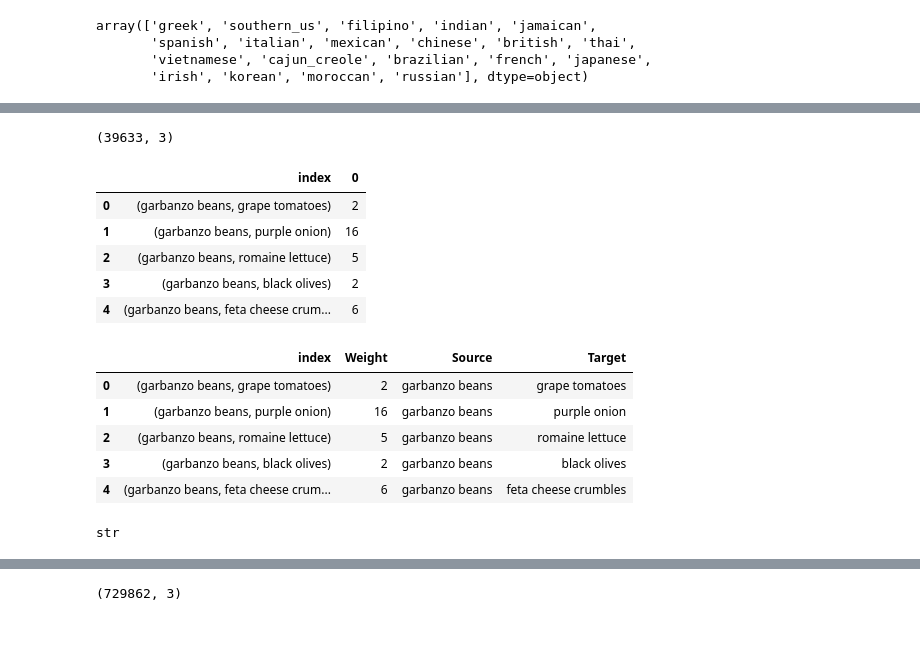
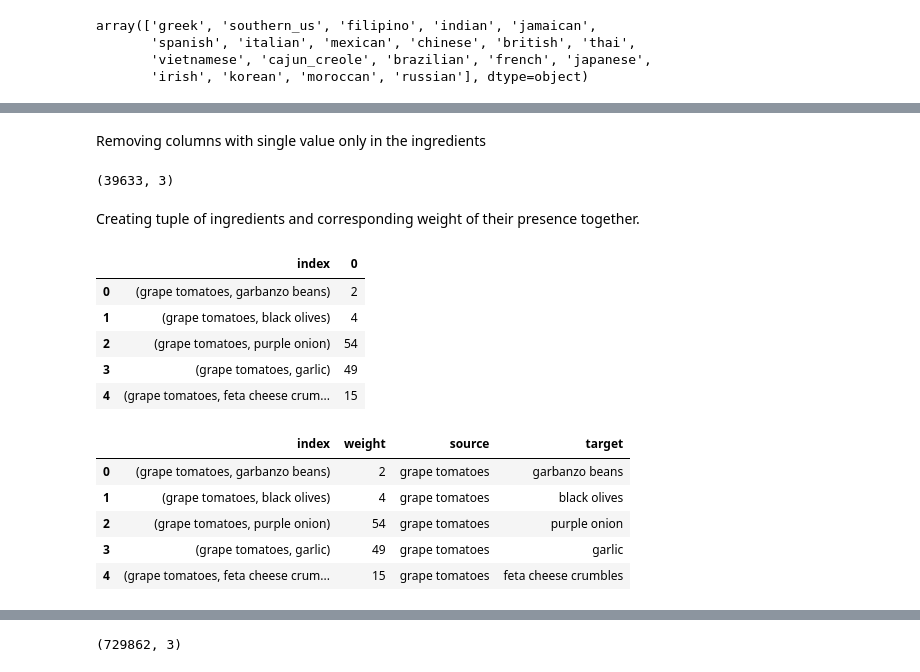
Before and after one commit to kirank6/Recommendation-Engine, a Jupyter notebook: Recipe_Graph.ipynb, the cells around one changed output, grey strips where cells are left out. Drawn from its saved outputs; the diff is of its cells as text; code cells hidden in the pictures; blank space fills up the shorter version.

```diff
--- a/Recipe_Graph.ipynb
+++ b/Recipe_Graph.ipynb
@@ -71,2 +117,4 @@ df_train['ingredients_nostopw'] = df_train['ingredients'].apply(lambda x : list(
+# %% [markdown]
+Removing columns with single value only in the ingredients
 # %%
 #new dataframe with removing list with single items on ingredients_nostopw column
@@ -76,5 +124,7 @@ df_train_ext1.shape
 # %% [output]
 (39633, 3)
+# %% [markdown]
+Creating tuple of ingredients and corresponding weight of their presence together.
 # %%
 #start = time.time()
 # from the list of ingredients in a column in given dataframe, this piece will
@@ -94,13 +144,13 @@ for i in range(len(df_train_ext1)):
 # %%
 #dic_ings
 # %%
-df_train_dict1 = pd.DataFrame.from_dict(dic_ings, orient = 'index').reset_index()
-df_train_dict1.head()
+df_train_dict = pd.DataFrame.from_dict(dic_ings, orient = 'index').reset_index()
+df_train_dict.head()
 # %% [output]
 |  | index | 0 |
-| 0 | (garbanzo beans, grape tomatoes) | 2 |
-| 1 | (garbanzo beans, purple onion) | 16 |
-| 2 | (garbanzo beans, romaine lettuce) | 5 |
-| 3 | (garbanzo beans, black olives) | 2 |
-| 4 | (garbanzo beans, feta cheese crum... | 6 |
+| 0 | (grape tomatoes, garbanzo beans) | 2 |
+| 1 | (grape tomatoes, black olives) | 4 |
+| 2 | (grape tomatoes, purple onion) | 54 |
+| 3 | (grape tomatoes, garlic) | 49 |
+| 4 | (grape tomatoes, feta cheese crum... | 15 |
 # %%
@@ -108,2 +158,2 @@ df_train_dict1['Source']= df_train_dict1['index'].apply(lambda x: str(x).split('
 # %%
-df_train_dict1['Target']= df_train_dict1['index'].apply(lambda x: str(x).split(',')[1].replace(')',''))
+df_train_dict['target']= df_train_dict['index'].apply(lambda x: str(x).split(',')[1].replace(')',''))
@@ -110,2 +162,4 @@ df_train_dict1['Target']= df_train_dict1['index'].apply(lambda x: str(x).split('
+# %%
+df_train_dict = df_train_dict.rename(columns = {0: 'weight'})
 # %%
 #df_train_dict1.head()
@@ -119,16 +166,15 @@ df_train_dict1['Target'] = df_train_dict1['Target'].replace("\'",'', regex = Tru
+# %%
+df_train_dict['source'] = df_train_dict['source'].replace("\'",'', regex = True)
+df_train_dict['target'] = df_train_dict['target'].replace("\'",'', regex = True)
 # %%
-df_train_dict1['Source'] = df_train_dict1['Source'].replace(r"^\s?",'', regex = True)
-df_train_dict1['Target'] = df_train_dict1['Target'].replace(r"^\s?",'', regex = True)
+df_train_dict['source'] = df_train_dict['source'].replace(r"^\s?",'', regex = True)
+df_train_dict['target'] = df_train_dict['target'].replace(r"^\s?",'', regex = True)
 # %%
-df_train_dict1.head()
+df_train_dict.head()
 # %% [output]
-|  | index | Weight | Source | Target |
-| 0 | (garbanzo beans, grape tomatoes) | 2 | garbanzo beans | grape tomatoes |
-| 1 | (garbanzo beans, purple onion) | 16 | garbanzo beans | purple onion |
-| 2 | (garbanzo beans, romaine lettuce) | 5 | garbanzo beans | romaine lettuce |
-| 3 | (garbanzo beans, black olives) | 2 | garbanzo beans | black olives |
-| 4 | (garbanzo beans, feta cheese crum... | 6 | garbanzo beans | feta cheese crumbles |
+|  | index | weight | source | target |
+| 0 | (grape tomatoes, garbanzo beans) | 2 | grape tomatoes | garbanzo beans |
+| 1 | (grape tomatoes, black olives) | 4 | grape tomatoes | black olives |
+| 2 | (grape tomatoes, purple onion) | 54 | grape tomatoes | purple onion |
+| 3 | (grape tomatoes, garlic) | 49 | grape tomatoes | garlic |
+| 4 | (grape tomatoes, feta cheese crum... | 15 | grape tomatoes | feta cheese crumbles |
-# %%
-type(df_train_dict1['Source'][0])
-# %% [output]
-str
```
Also changed, not shown: parts of 73 cells of this notebook, 9 other files.
